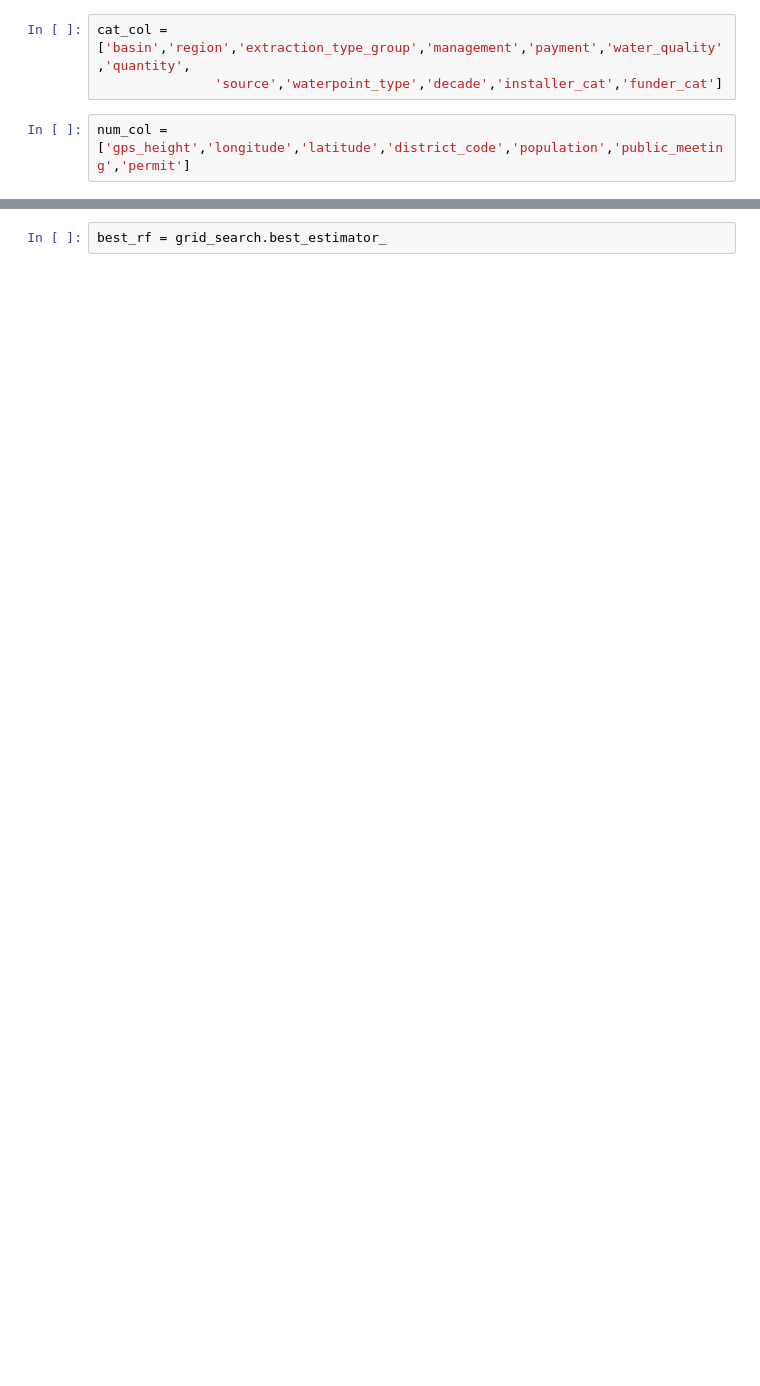
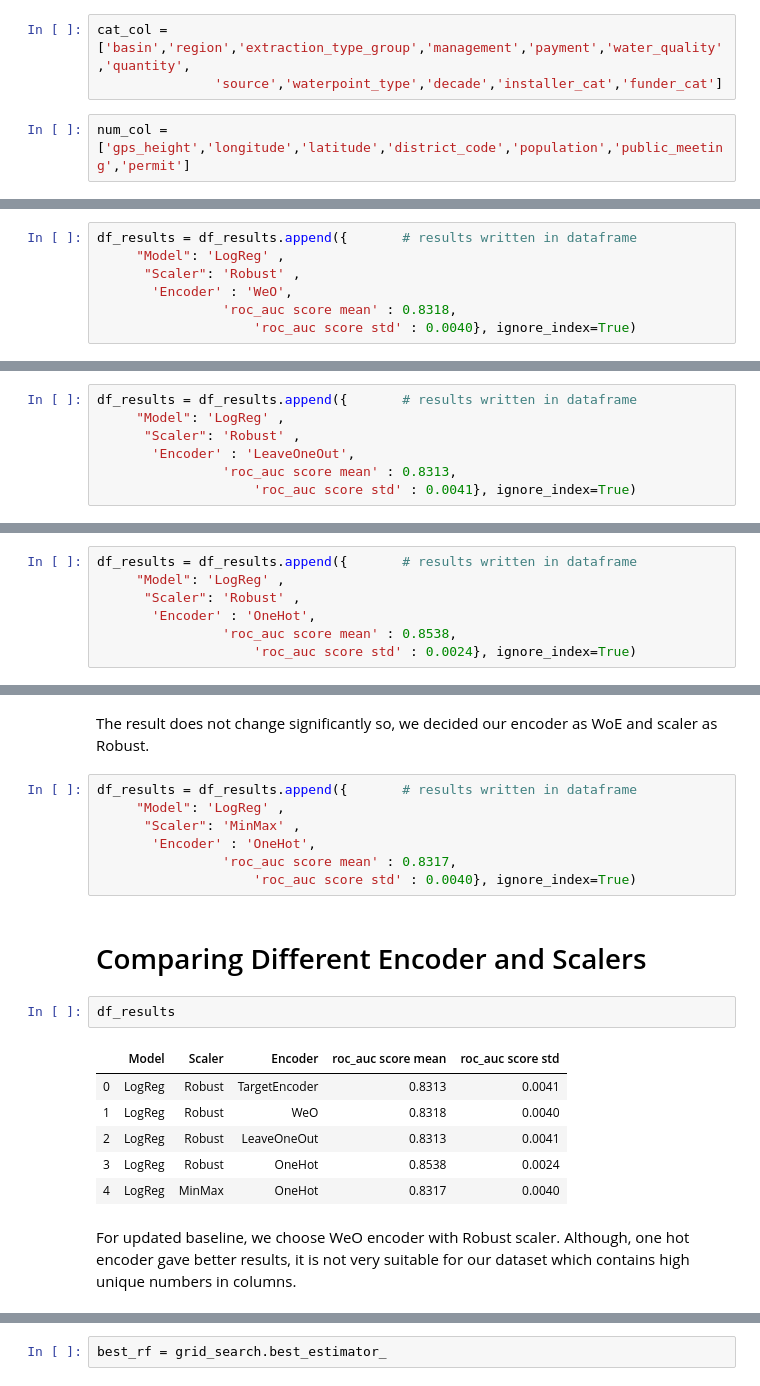
Before and after one commit to ezgigm/Project3_TanzanianWaterWell_Status_Prediction, a Jupyter notebook: STEP2_Modeling.ipynb, the cells around one changed output, grey strips where cells are left out. Cells and saved outputs as stored; diff of their text form; blank space fills up the shorter version.

Commit message:
modeling

```diff
--- a/STEP2_Modeling.ipynb
+++ b/STEP2_Modeling.ipynb
@@ -195,0 +224,7 @@ GridSearchCV(cv=5, error_score='raise-deprecating',
+# %%
+df_results = df_results.append({       # results written in dataframe
+     "Model": 'LogReg' ,
+      "Scaler": 'Robust' ,
+       'Encoder' : 'WeO',
+                'roc_auc score mean' : 0.8318,
+                    'roc_auc score std' : 0.0040}, ignore_index=True)
@@ -195,0 +253,7 @@ GridSearchCV(cv=5, error_score='raise-deprecating',
+# %%
+df_results = df_results.append({       # results written in dataframe
+     "Model": 'LogReg' ,
+      "Scaler": 'Robust' ,
+       'Encoder' : 'LeaveOneOut',
+                'roc_auc score mean' : 0.8313,
+                    'roc_auc score std' : 0.0041}, ignore_index=True)
@@ -195,0 +308,7 @@ GridSearchCV(cv=5, error_score='raise-deprecating',
+# %%
+df_results = df_results.append({       # results written in dataframe
+     "Model": 'LogReg' ,
+      "Scaler": 'Robust' ,
+       'Encoder' : 'OneHot',
+                'roc_auc score mean' : 0.8538,
+                    'roc_auc score std' : 0.0024}, ignore_index=True)
@@ -195,0 +337,22 @@ GridSearchCV(cv=5, error_score='raise-deprecating',
+# %% [markdown]
+The result does not change significantly so, we decided our encoder as WoE and scaler as Robust.
+# %%
+df_results = df_results.append({       # results written in dataframe
+     "Model": 'LogReg' ,
+      "Scaler": 'MinMax' ,
+       'Encoder' : 'OneHot',
+                'roc_auc score mean' : 0.8317,
+                    'roc_auc score std' : 0.0040}, ignore_index=True)
+# %% [markdown]
+# Comparing Different Encoder and Scalers
+# %%
+df_results
+# %% [output]
+|  | Model | Scaler | Encoder | roc_auc score mean | roc_auc score std |
+| 0 | LogReg | Robust | TargetEncoder | 0.8313 | 0.0041 |
+| 1 | LogReg | Robust | WeO | 0.8318 | 0.0040 |
+| 2 | LogReg | Robust | LeaveOneOut | 0.8313 | 0.0041 |
+| 3 | LogReg | Robust | OneHot | 0.8538 | 0.0024 |
+| 4 | LogReg | MinMax | OneHot | 0.8317 | 0.0040 |
+# %% [markdown]
+For updated baseline, we choose WeO encoder with Robust scaler. Although, one hot encoder gave better results, it is not very suitable for our dataset which contains high unique numbers in columns.
```
Also changed, not shown: parts of 103 cells of this notebook.
